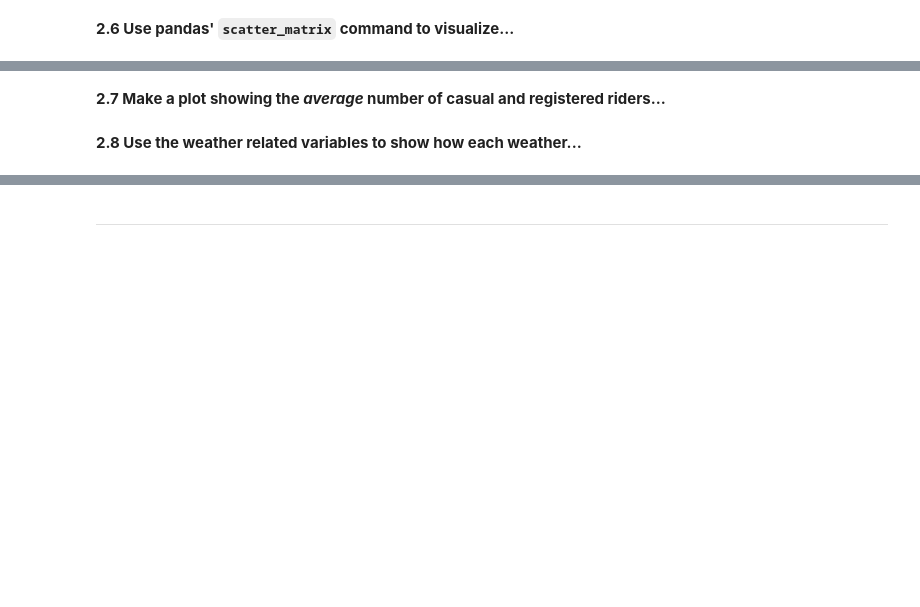
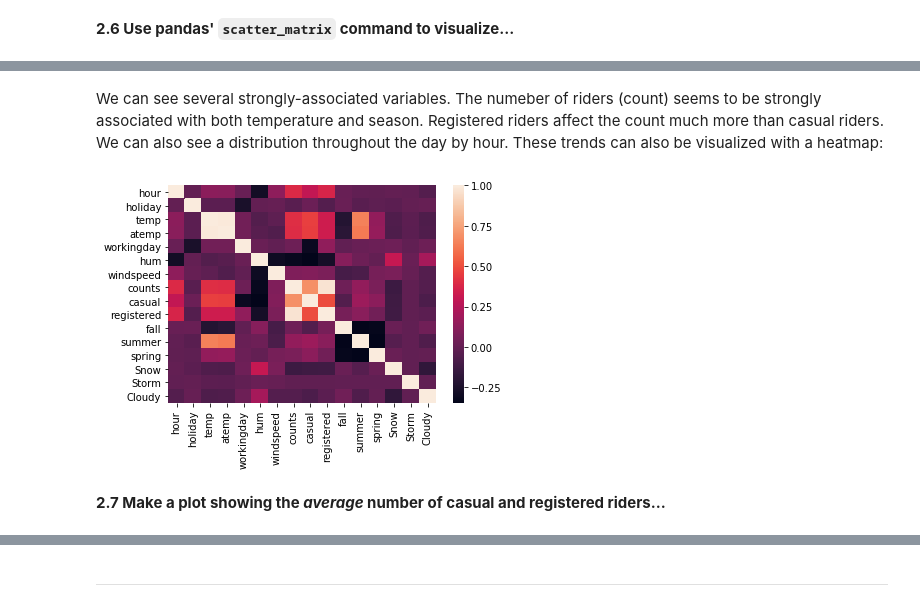
Before and after one commit to katiegrosch/2019-CS109A, a Jupyter notebook: content/homeworks/cs109a_hw3_209/cs109a_hw3.ipynb, the cells around one changed output, grey strips where cells are left out. Saved outputs shown, nothing was run; the diff lists cells and outputs as text; code cells hidden in the pictures; blank space fills up the shorter version.

```diff
--- a/content/homeworks/cs109a_hw3_209/cs109a_hw3.ipynb
+++ b/content/homeworks/cs109a_hw3_209/cs109a_hw3.ipynb
@@ -252,2 +265,13 @@ bikes_train, bikes_test = train_test_split(bikes_df, random_state=90, train_size
+# %% [markdown]
+We can see several strongly-associated variables. The numeber of riders (count) seems to be strongly associated with both temperature and season. Registered riders affect the count much more than casual riders. We can also see a distribution throughout the day by hour. These trends can also be visualized with a heatmap:
+# %%
+sns.heatmap(BSS_train[['hour', 'holiday', 'temp', 'atemp',
+               'workingday', 'hum', 'windspeed',
+               'counts', 'casual', 'registered',
+               'fall', 'summer', 'spring',
+               'Snow', 'Storm', 'Cloudy']].corr())
+plt.show()
+# %% [output]
+[figure, added]
 # %% [markdown]
 **2.7 Make a plot showing the _average_ number of casual and registered riders...**
@@ -256,2 +277,0 @@ bikes_train, bikes_test = train_test_split(bikes_df, random_state=90, train_size
-# %% [markdown]
-**2.8 Use the weather related variables to show how each weather...**
```
Also changed, not shown: parts of 12 cells of this notebook.
